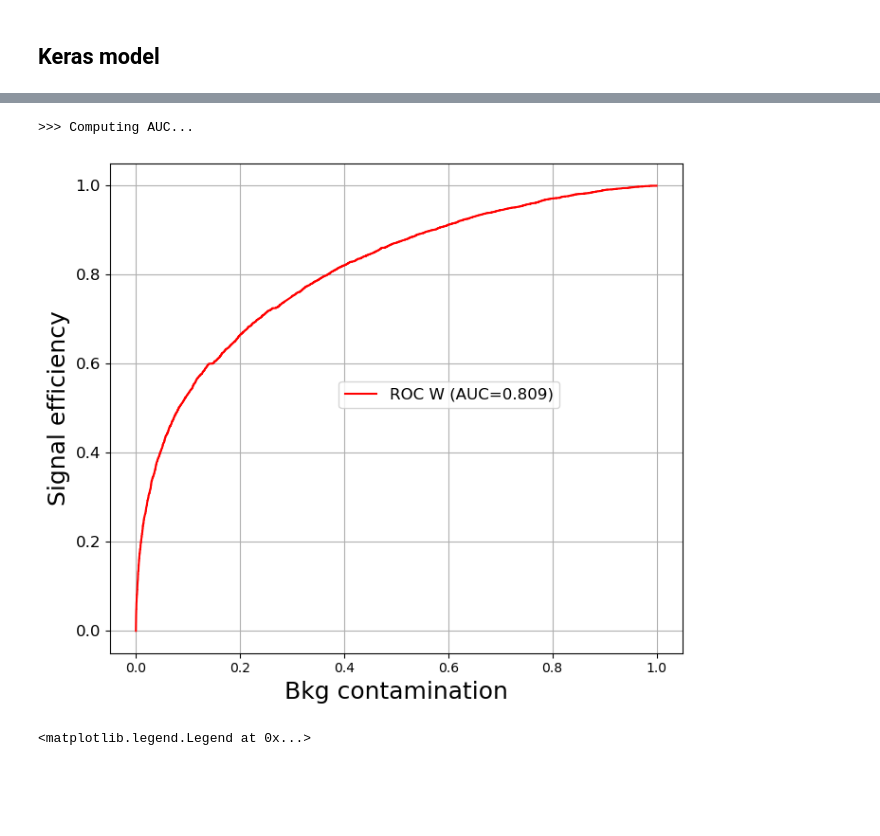
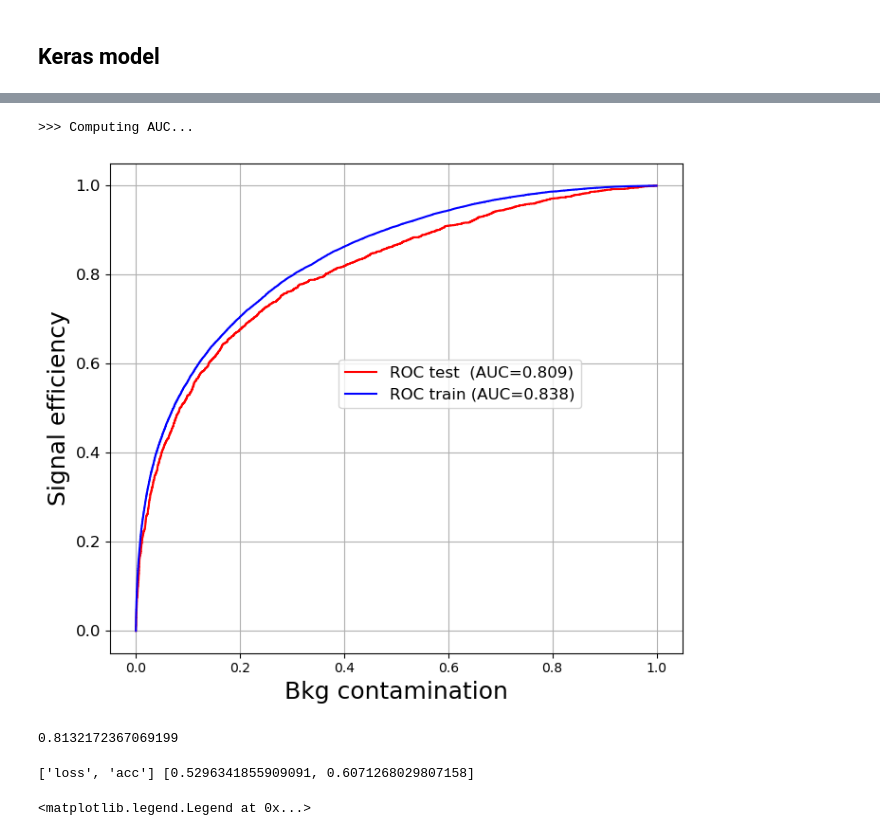
Before and after one commit to UniMiBAnalyses/ML_classification, a Jupyter notebook: Training_v1.ipynb, the cells around one changed output, grey strips where cells are left out. Cells and saved outputs as stored; diff of their text form; code cells hidden in the pictures; blank space fills up the shorter version.

```diff
--- a/Training_v1.ipynb
+++ b/Training_v1.ipynb
@@ -12,11 +12,13 @@ mpl.rcParams['figure.dpi'] = 100
 mpl.rcParams["image.origin"] = 'lower'
 # %%
 samples_base_dir = "/eos/home-d/dmapelli/public/latino/Full2017v6"
-cut = "lowen_looseVBS"
-version = "v7"
+cut              = "lowen_looseVBS"
+samples_version  = "v7"
+model_version    = "v8"
 
-samples_dir = os.path.join(samples_base_dir, cut, "samples", version)
-model_dir   = os.path.join(samples_base_dir, cut, "models",  version)
+samples_dir = os.path.join(samples_base_dir, cut, "samples", samples_version)
+
+model_dir   = os.path.join(samples_base_dir, cut, "models",  model_version)
 import os
 os.makedirs(model_dir, exist_ok=True)
 # %%
@@ -94,8 +96,8 @@ _ = plt.hist(W, bins=100, range=(0,2))
 Let's give 25% to validation (validation during training + test).
 The validation is then split in 50%-50% for training validation and final result
 # %%
-X_train, X_temp, y_train, y_temp, W_train, W_temp = train_test_split(X_scaled, Y,      W,      test_size=0.25)
-X_val,   X_test, y_val,   y_test, W_val,   W_test = train_test_split(X_temp,   y_temp, W_temp, test_size=0.5)
+X_train, X_temp, y_train, y_temp, W_train, W_temp = train_test_split(X_scaled, Y,      W,      test_size=0.4)
+X_val,   X_test, y_val,   y_test, W_val,   W_test = train_test_split(X_temp,   y_temp, W_temp, test_size=0.1)
 # %%
 print("Training dataset: ", X_train.shape)
 # %% [output]
@@ -110,11 +174,11 @@ validation_generator, steps_per_epoch_val   = balanced_batch_generator(X_val,
 # %%
 model = Sequential()
-model.add(Dense(100, input_dim=X_train.shape[1], activation="relu"))
-model.add(Dropout(0.3))
-model.add(Dense(80, activation="relu"))
-model.add(Dropout(0.3))
-model.add(Dense(50, activation="relu"))
-model.add(Dropout(0.3))
+model.add(Dense(50, input_dim=X_train.shape[1], activation="relu"))
+model.add(Dropout(0.2))
+#model.add(Dense(50, activation="relu"))
+#model.add(Dropout(0.2))
+model.add(Dense(30, activation="relu"))
+model.add(Dropout(0.2))
 model.add(Dense(1, activation="sigmoid"))
 
 model.compile(optimizer='adam',
@@ -187,6 +246,7 @@ history = model.fit_generator(
             steps_per_epoch=steps_per_epoch_train,
             validation_data = validation_generator,
             validation_steps = steps_per_epoch_val,
-            callbacks = [],
+            callbacks=[plot_losses],
+            #callbacks = [],
             )
 # %% [output]
@@ -212,32 +280,38 @@ model.save(f"{model_dir}/model.h5")
 # %%
 # Evalutation
 print(">>> Computing AUC...")
 
 from sklearn.metrics import roc_auc_score, roc_curve
 
-pred = model.predict(X_test)
-auc = roc_auc_score(y_test,pred)
-auc_w = roc_auc_score(y_test,pred, sample_weight=W_test)
-fpW, tpW, thW = roc_curve(y_test, pred, sample_weight=W_test)
-fp, tp, th = roc_curve(y_test, pred)
+pred_test  = model.predict(X_test,  batch_size=2048)
+pred_train = model.predict(X_train, batch_size=2048)
+auc_w_test  = roc_auc_score(y_test, pred_test,  sample_weight=W_test)
+auc_w_train = roc_auc_score(y_train,pred_train, sample_weight=W_train)
+fpW_test,  tpW_test,  thW_test  = roc_curve(y_test,  pred_test , sample_weight=W_test)
+fpW_train, tpW_train, thW_train = roc_curve(y_train, pred_train, sample_weight=W_train)
 #print("AUC score: " + str(auc))
 
 fig, ax1 = plt.subplots(figsize=(7,6), dpi=100)
 
 # ax1.plot(fp, tp, label=f"ROC (AUC={auc:.3f})", color="blue")
-ax1.plot(fpW, tpW, label=f"ROC W (AUC={auc_w:.3f})", color="red")
+ax1.plot(fpW_test,  tpW_test,  label=f"ROC test  (AUC={auc_w_test:.3f})", color="red")
+ax1.plot(fpW_train, tpW_train, label=f"ROC train (AUC={auc_w_train:.3f})", color="blue")
 
 ax1.set_xlabel("Bkg contamination", fontsize=18)
 ax1.set_ylabel("Signal efficiency", fontsize=18)
 
 #ax1.plot([0,1],[1,1],"b--")
 ax1.tick_params("y",labelsize="large")
 
 ax1.grid()
 
 ax1.legend(loc=(0.4, 0.5), fontsize="large")
 
 fig.tight_layout()
 # %% [output]
 >>> Computing AUC...
-[figure, old version]
+[figure, new version]
+# %%
+max(plot_losses.auc)
+# %% [output]
+0.8132172367069199
@@ -244,3 +321,7 @@ fig.tight_layout()
+# %%
+print(model.metrics_names, r)
+# %% [output]
+['loss', 'acc'] [0.5296341855909091, 0.6071268029807158]
 # %%
 fig, ax = plt.subplots(figsize=(7,6), dpi=100)
 ax.plot(history.epoch, history.history["val_loss"], label="validation loss")
```
Also changed, not shown: parts of 8 cells of this notebook.
